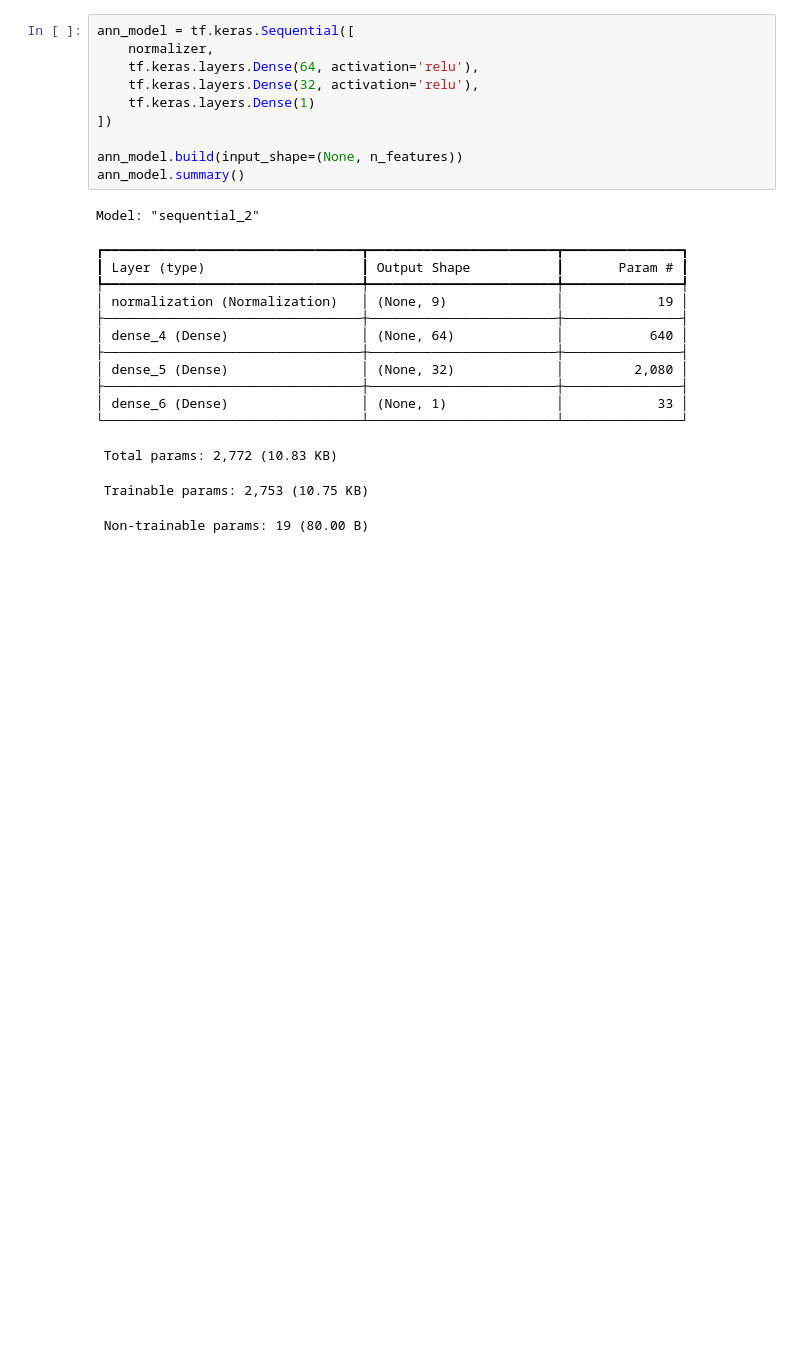
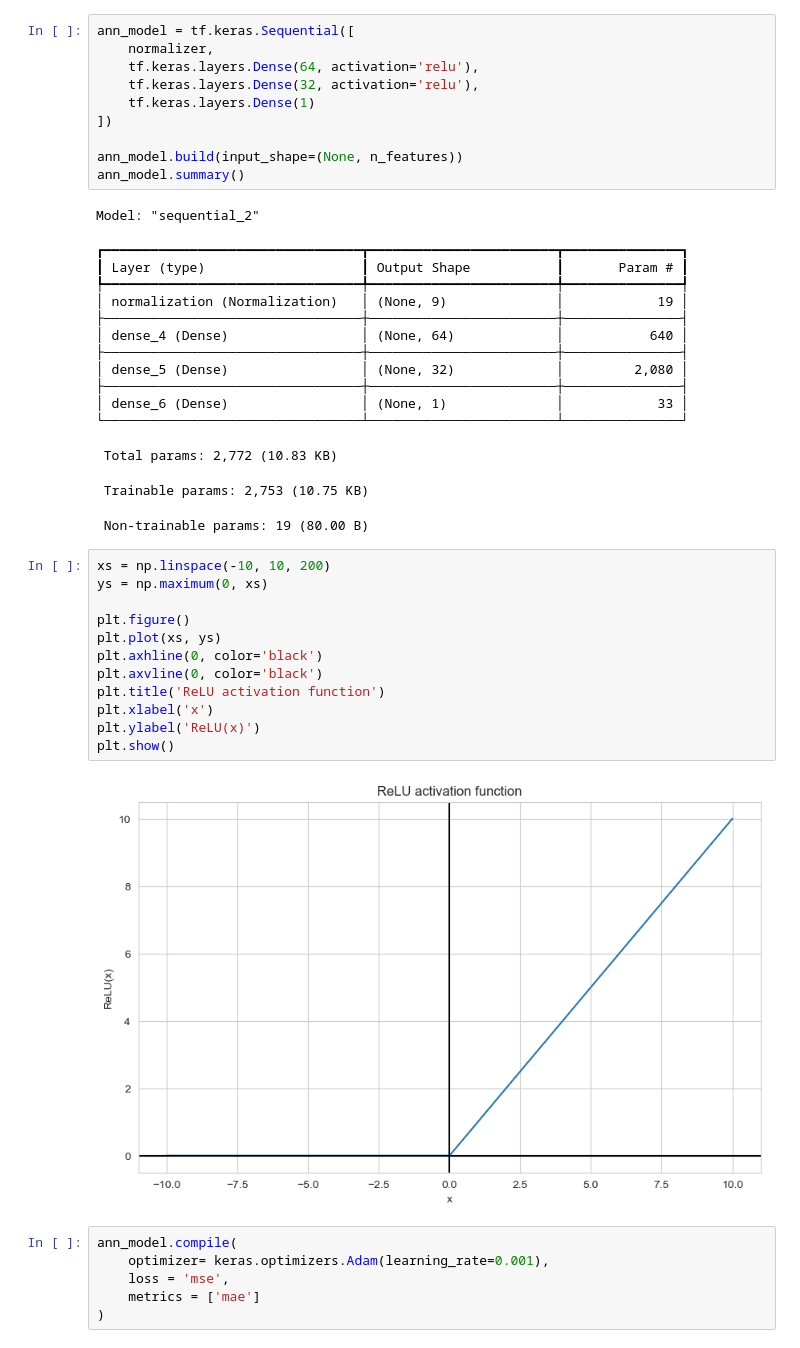
Before and after one commit to Niraj7272/DataScience, a Jupyter notebook: Practice/DL/ANN/AutoMpg/autompg.ipynb, the cells around one changed output. Drawn from its saved outputs; the diff is of its cells as text; blank space fills up the shorter version.

```diff
--- a/Practice/DL/ANN/AutoMpg/autompg.ipynb
+++ b/Practice/DL/ANN/AutoMpg/autompg.ipynb
@@ -398,3 +398,23 @@ Model: "sequential_2"
  Total params: 2,772 (10.83 KB)
  Trainable params: 2,753 (10.75 KB)
  Non-trainable params: 19 (80.00 B)
+# %%
+xs = np.linspace(-10, 10, 200)
+ys = np.maximum(0, xs)
+
+plt.figure()
+plt.plot(xs, ys)
+plt.axhline(0, color='black')
+plt.axvline(0, color='black')
+plt.title('ReLU activation function')
+plt.xlabel('x')
+plt.ylabel('ReLU(x)')
+plt.show()
+# %% [output]
+[figure, added]
+# %%
+ann_model.compile(
+    optimizer= keras.optimizers.Adam(learning_rate=0.001),
+    loss = 'mse',
+    metrics = ['mae']
+)
```
Also changed, not shown: parts of 9 cells of this notebook.
